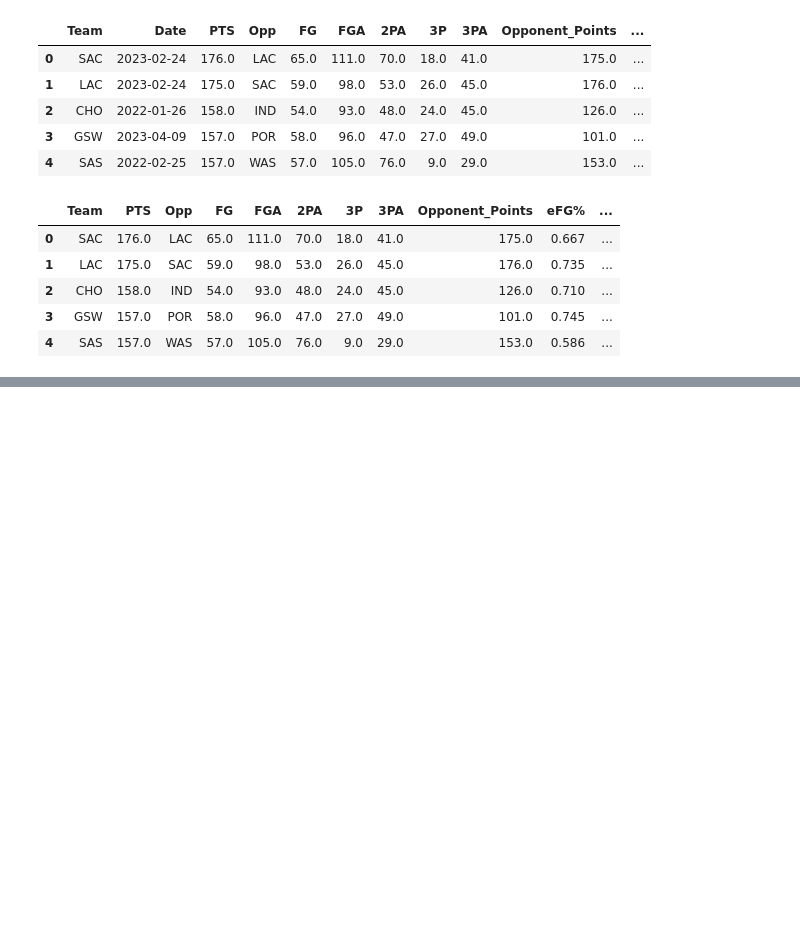
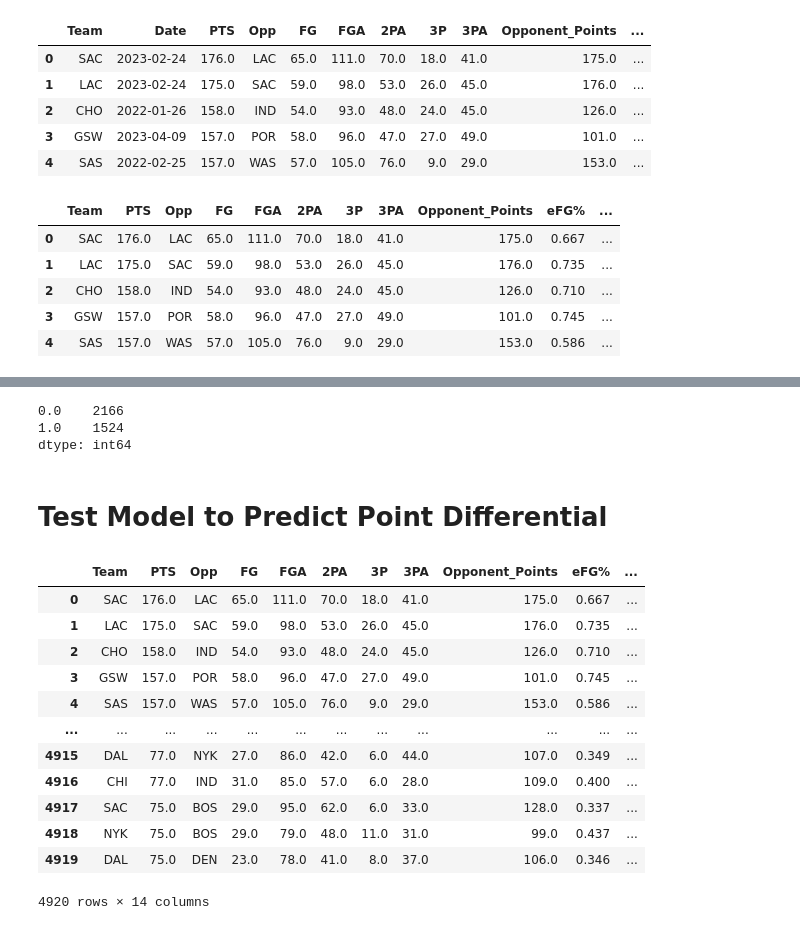
Before and after one commit to DanDreger/NBA_Winners, a Jupyter notebook: neural_network_starter.ipynb, the cells around one changed output, grey strips where cells are left out. Drawn from its saved outputs; the diff is of its cells as text; code cells hidden in the pictures; blank space fills up the shorter version.

```diff
--- a/neural_network_starter.ipynb
+++ b/neural_network_starter.ipynb
@@ -182,3 +182,5 @@ complete_stats_df.head()
 | 4 | SAS | 2022-02-25 | 157.0 | WAS | 57.0 | 105.0 | 76.0 | 9.0 | 29.0 | 153.0 | ... |
 # %%
 complete_stats_df.drop(["Date"], axis=1, inplace=True)
+# %%
+for_points_df = complete_stats_df.copy()
@@ -290,0 +326,24 @@ Loss: 895.10693359375, Accuracy: 0.004878048785030842
+# %%
+pd.DataFrame(nn_model.predict(X_predict, batch_size=128).round()).value_counts()
+# %% [output]
+0.0    2166
+1.0    1524
+dtype: int64
+# %% [markdown]
+# Test Model to Predict Point Differential
+# %%
+for_points_df
+# %% [output]
+|  | Team | PTS | Opp | FG | FGA | 2PA | 3P | 3PA | Opponent_Points | eFG% | ... |
+| 0 | SAC | 176.0 | LAC | 65.0 | 111.0 | 70.0 | 18.0 | 41.0 | 175.0 | 0.667 | ... |
+| 1 | LAC | 175.0 | SAC | 59.0 | 98.0 | 53.0 | 26.0 | 45.0 | 176.0 | 0.735 | ... |
+| 2 | CHO | 158.0 | IND | 54.0 | 93.0 | 48.0 | 24.0 | 45.0 | 126.0 | 0.710 | ... |
+| 3 | GSW | 157.0 | POR | 58.0 | 96.0 | 47.0 | 27.0 | 49.0 | 101.0 | 0.745 | ... |
+| 4 | SAS | 157.0 | WAS | 57.0 | 105.0 | 76.0 | 9.0 | 29.0 | 153.0 | 0.586 | ... |
+| ... | ... | ... | ... | ... | ... | ... | ... | ... | ... | ... | ... |
+| 4915 | DAL | 77.0 | NYK | 27.0 | 86.0 | 42.0 | 6.0 | 44.0 | 107.0 | 0.349 | ... |
+| 4916 | CHI | 77.0 | IND | 31.0 | 85.0 | 57.0 | 6.0 | 28.0 | 109.0 | 0.400 | ... |
+| 4917 | SAC | 75.0 | BOS | 29.0 | 95.0 | 62.0 | 6.0 | 33.0 | 128.0 | 0.337 | ... |
+| 4918 | NYK | 75.0 | BOS | 29.0 | 79.0 | 48.0 | 11.0 | 31.0 | 99.0 | 0.437 | ... |
+| 4919 | DAL | 75.0 | DEN | 23.0 | 78.0 | 41.0 | 8.0 | 37.0 | 106.0 | 0.346 | ... |
+4920 rows × 14 columns
```
Also changed, not shown: parts of 20 cells of this notebook.
